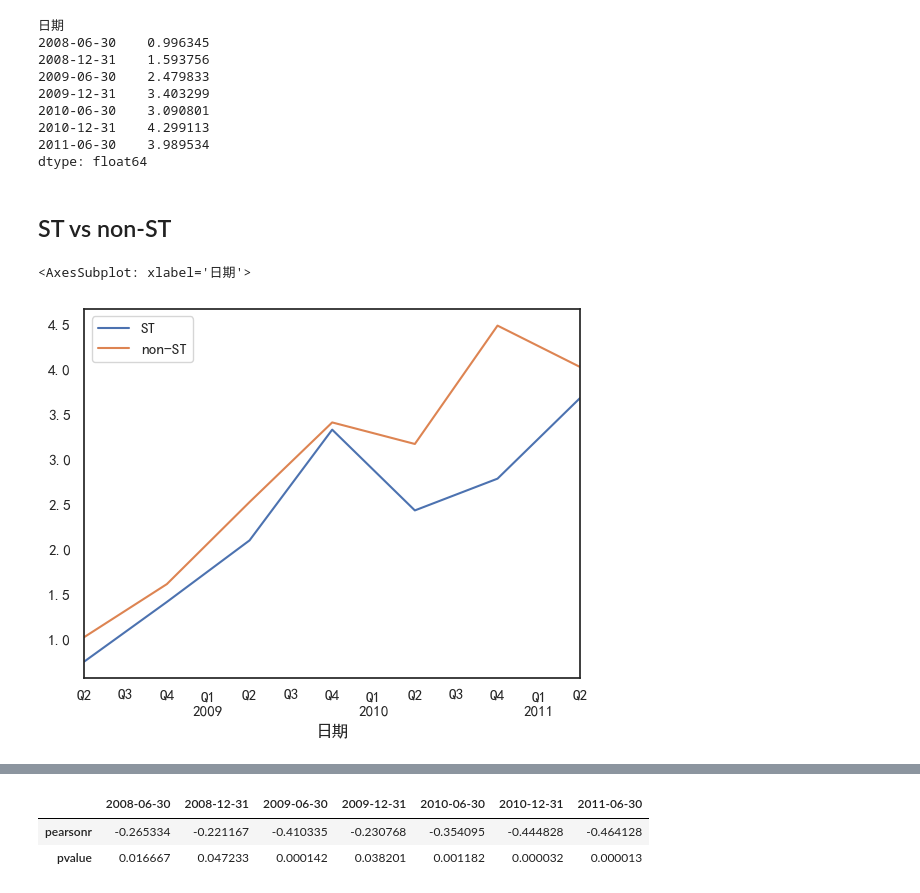
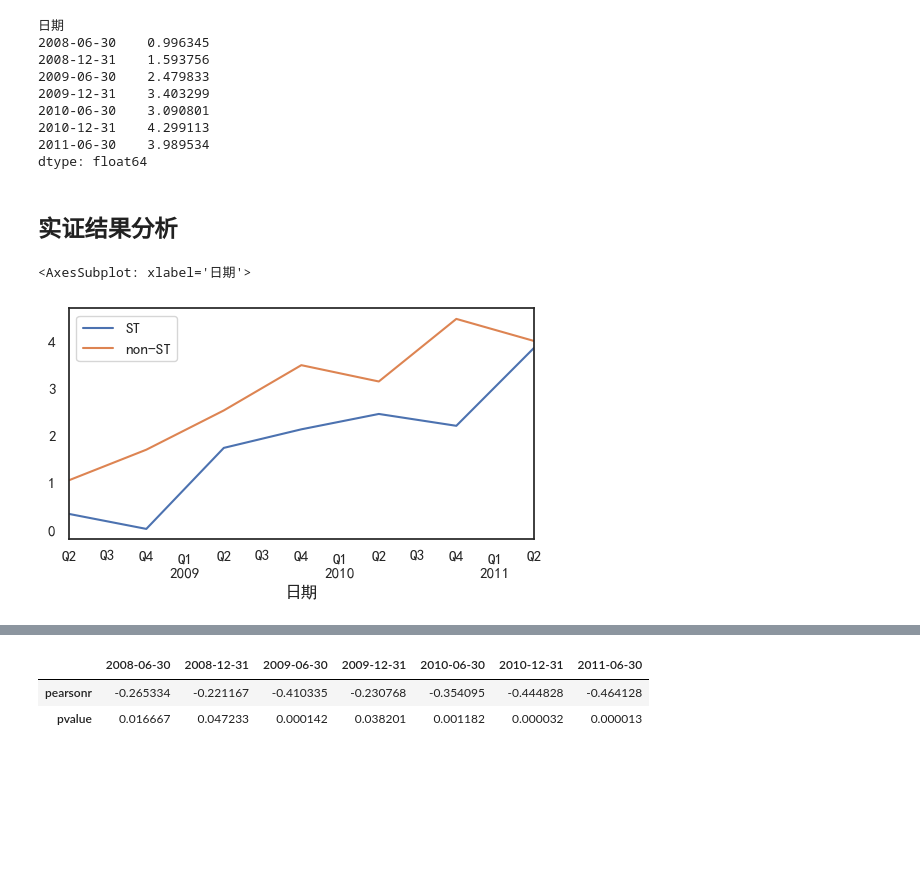
Before and after one commit to ErnestDong/papers, a Jupyter notebook: src/main.ipynb, the cells around one changed output, grey strips where cells are left out. Cells and saved outputs as stored; diff of their text form; code cells hidden in the pictures; blank space fills up the shorter version.

```diff
--- a/src/main.ipynb
+++ b/src/main.ipynb
@@ -29,34 +40,30 @@ dd.mean(axis=1)
 2010-12-31    4.299113
 2011-06-30    3.989534
 dtype: float64
-# %% [markdown]
-## ST vs non-ST
-# %%
-result = {"ST": [], "non-ST": []}
-# for company in dd:
-#     if model.label[company] in st["stock"].values:
-#         date, enddate = st[st["stock"] == model.label[company]][
-#             ["date", "enddate"]
-#         ].values[0]
-#         # result["ST"].append(dd[(dd.index > date) & (dd.index < enddate)][company])
-#         result["ST"].append(dd[company])
-#         if not dd[(dd.index > date) | (dd.index < enddate)].empty:
-#             result["non-ST"].append(
-#                 # dd[(dd.index > date) | (dd.index < enddate)][company]
-#                 dd[company]
-#             )
-#     else:
-#         result["non-ST"].append(dd[company])
-for company in dd:
-    if "ST" in company:
-        result["ST"].append(dd[company])
-    else:
-        result["non-ST"].append(dd[company])
-result = {i: pd.DataFrame(result[i]) for i in result}
-pd.DataFrame({i: result[i].mean() for i in result}).plot()
-# %% [output]
-<AxesSubplot: xlabel='日期'>
-[figure, removed]
+# %% [markdown]
+## 实证结果分析
+# %%
+# result = {"ST": [], "non-ST": []}
+# for company in dd:
+#     if "ST" in company:
+#         result["ST"].append(dd[company])
+#     else:
+#         result["non-ST"].append(dd[company])
+# result = {i: pd.DataFrame(result[i]) for i in result}
+# pd.DataFrame({i: result[i].mean() for i in result}).plot()
+default_line = dd.copy()
+for i in default_line:
+    if (s := model.label[i]) in st_stocks["name"]:
+        default_line[i] = (default_line[i].index >= st_stocks["date"][s]) & (
+            default_line[i].index < st_stocks["enddate"][s]
+        )
+    else:
+        default_line[i] = False
+result = {"ST": dd[default_line].T, "non-ST": dd[~default_line].T}
+pd.DataFrame({i: result[i].mean(axis=0) for i in result}).plot()
+# %% [output]
+<AxesSubplot: xlabel='日期'>
+[figure, added]
 # %%
 ks_test = {}
 for date in result["ST"].columns:
```
Also changed, not shown: parts of 13 cells of this notebook, 8 other files.
